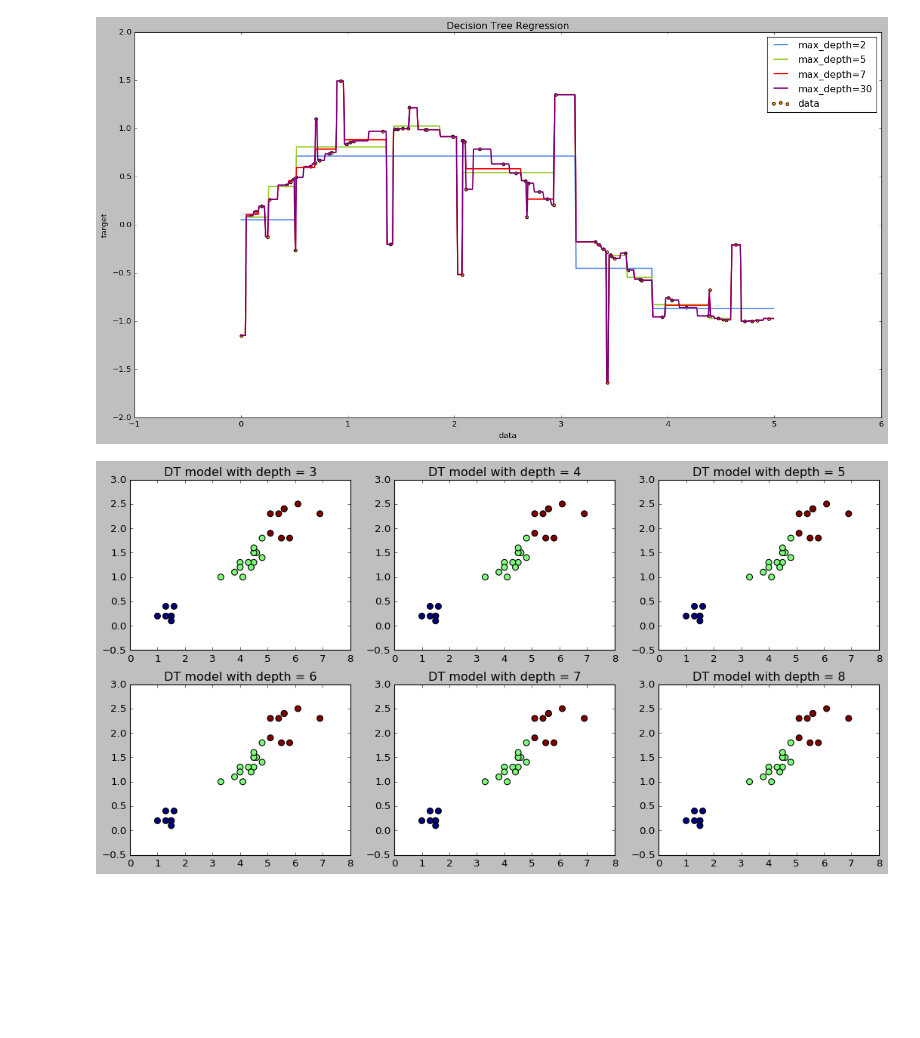
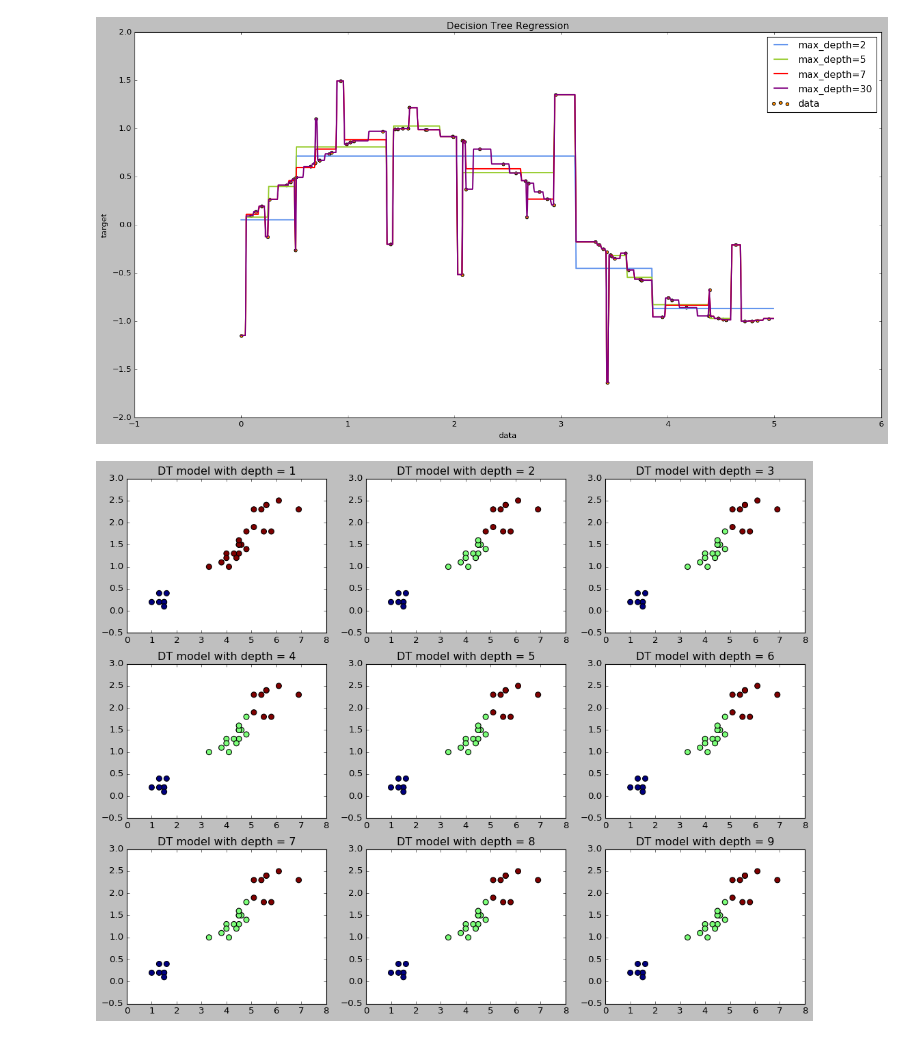
Before and after one commit to yennanliu/analysis, a Jupyter notebook: ML_/ML_Basic_Decision_Tree.ipynb, the cells around one changed output. Saved outputs shown, nothing was run; the diff lists cells and outputs as text; code cells hidden in the pictures; blank space fills up the shorter version.

Commit message:
fix plot layout

```diff
--- a/ML_/ML_Basic_Decision_Tree.ipynb
+++ b/ML_/ML_Basic_Decision_Tree.ipynb
@@ -144,20 +144,28 @@ X_train_std,X_test_std,X_train, X_test, y_train, y_test = data_preprocess(X,y)
 # %%
 # fitting data with DT classifer  and plot output
 plt.style.use('seaborn-muted')
 #matplotlib.rcParams['figure.figsize'] = (10.0, 6.0)
+
+# https://stackoverflow.com/questions/3584805/in-matplotlib-what-does-the-argument-mean-in-fig-add-subplot111
+# --------------------------------
+# |subplot(2,1,1) |subplot(2,1,2)|
+# |subplot(2,1,3) |subplot(2,1,4)|
+# --------------------------------
+
+
 
 N_d  = 8
 r = int(N_d/4)
 fig = plt.figure(figsize=(16, N_d*1.5))
 
 
-for depth_ in range(3,9):
-    fig.add_subplot( r if N_d%3 is 0 else r+1, 3, depth_+1 )
+for depth_ in range(1,10):
+    fig.add_subplot( r if (N_d+2)%3 is 0 else r+1, 3, depth_ )
     DT_model = DecisionTreeClassifier(max_depth=depth_)
     DT_model.fit(X_train, y_train)
     plt.scatter(X_test[:,0:1],X_test[:,1:2],c=DT_model.predict(X_test),s=50)
     plt.title('DT model with depth = {}'.format(depth_))
     #print (DT_model.score(X_test,y_test))
 plt.show()
 # %% [output]
-[figure, old version]
+[figure, new version]
```
